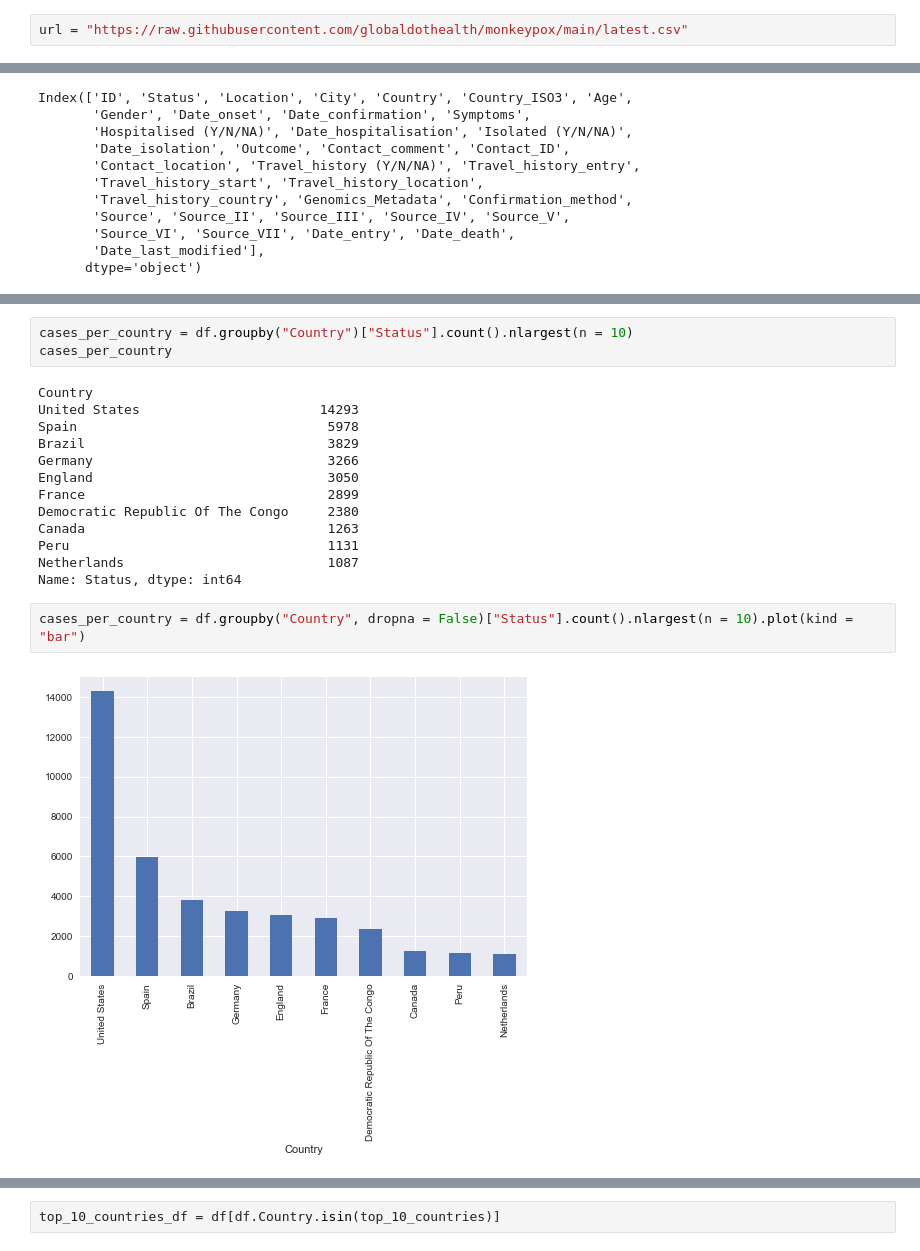
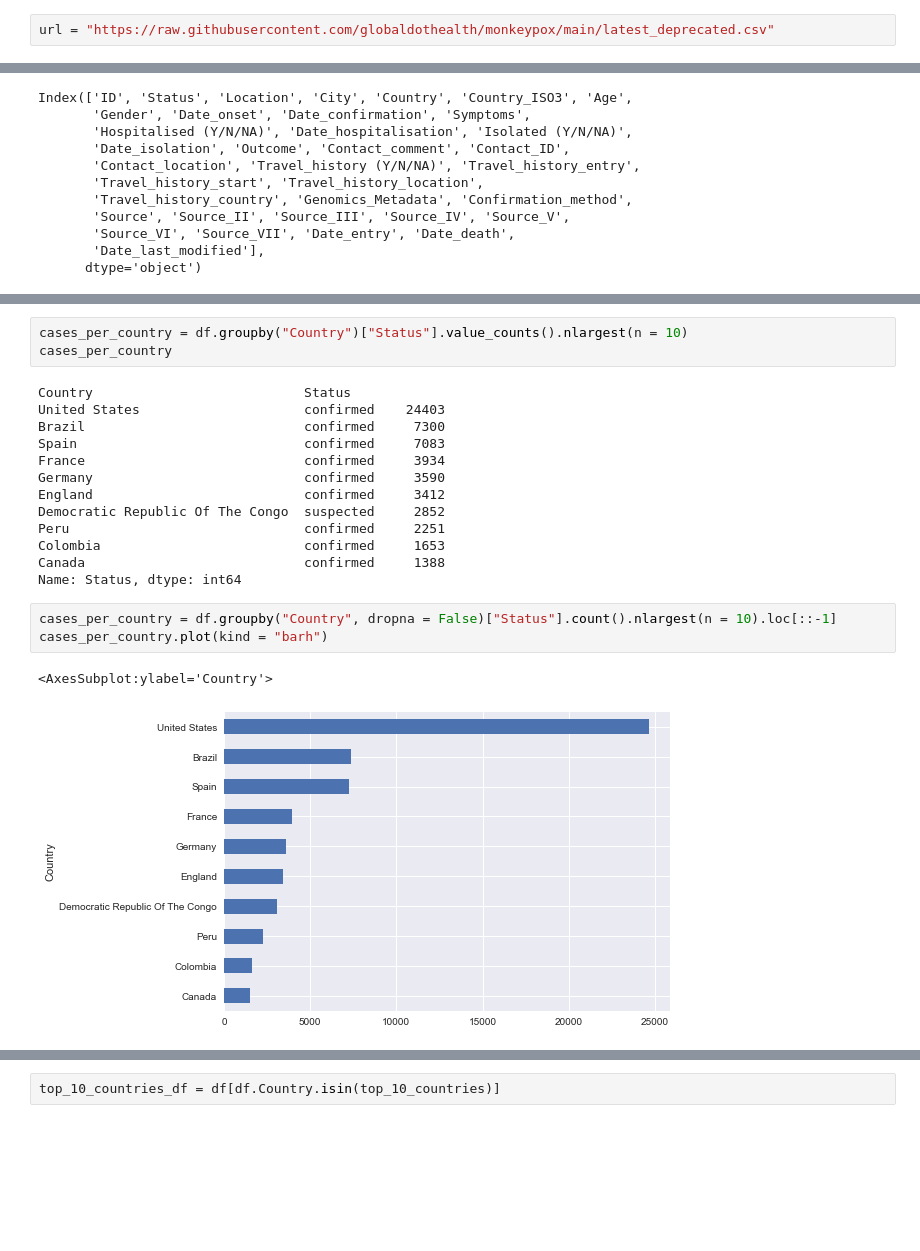
Before and after one commit to SiyangCai/Monkeypox, a Jupyter notebook: Data walkthrough.ipynb, the cells around one changed output, grey strips where cells are left out. Saved outputs shown, nothing was run; the diff lists cells and outputs as text; blank space fills up the shorter version.

```diff
--- a/Data walkthrough.ipynb
+++ b/Data walkthrough.ipynb
@@ -8,7 +8,7 @@ import stylecloud
 # %%
 style.use("seaborn")
 # %%
-url = "https://raw.githubusercontent.com/globaldothealth/monkeypox/main/latest.csv"
+url = "https://raw.githubusercontent.com/globaldothealth/monkeypox/main/latest_deprecated.csv"
 # %%
 df = pd.read_csv(url)
 df
@@ -87,23 +109,25 @@ plt.xticks(rotation = 45)
 # %%
-cases_per_country = df.groupby("Country")["Status"].count().nlargest(n = 10)
+cases_per_country = df.groupby("Country")["Status"].value_counts().nlargest(n = 10)
 cases_per_country
 # %% [output]
-Country
-United States                       14293
-Spain                                5978
-Brazil                               3829
-Germany                              3266
-England                              3050
-France                               2899
-Democratic Republic Of The Congo     2380
-Canada                               1263
-Peru                                 1131
-Netherlands                          1087
+Country                           Status
+United States                     confirmed    24403
+Brazil                            confirmed     7300
+Spain                             confirmed     7083
+France                            confirmed     3934
+Germany                           confirmed     3590
+England                           confirmed     3412
+Democratic Republic Of The Congo  suspected     2852
+Peru                              confirmed     2251
+Colombia                          confirmed     1653
+Canada                            confirmed     1388
 Name: Status, dtype: int64
 # %%
-cases_per_country = df.groupby("Country", dropna = False)["Status"].count().nlargest(n = 10).plot(kind = "bar")
+cases_per_country = df.groupby("Country", dropna = False)["Status"].count().nlargest(n = 10).loc[::-1]
+cases_per_country.plot(kind = "barh")
 # %% [output]
+<AxesSubplot:ylabel='Country'>
-[figure, old version]
+[figure, new version]
 # %%
 df[df.Country == "England"].groupby("City", dropna = False)["Status"].count()
 # Many unknown cities have dicovered potential patients
```
Also changed, not shown: parts of 21 cells of this notebook.
